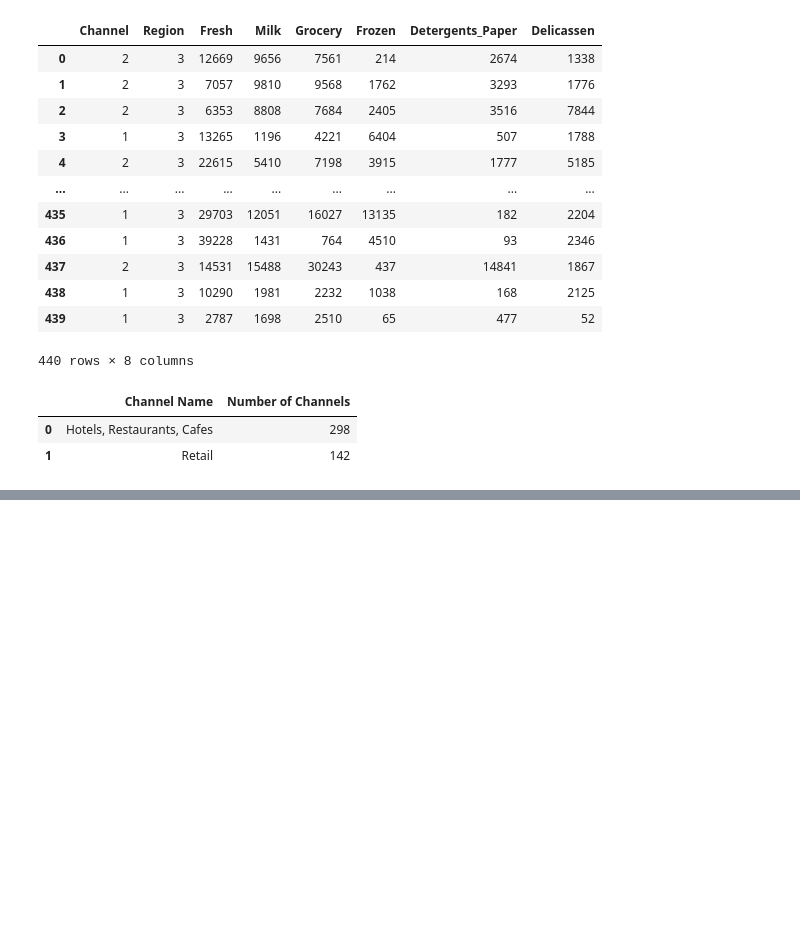
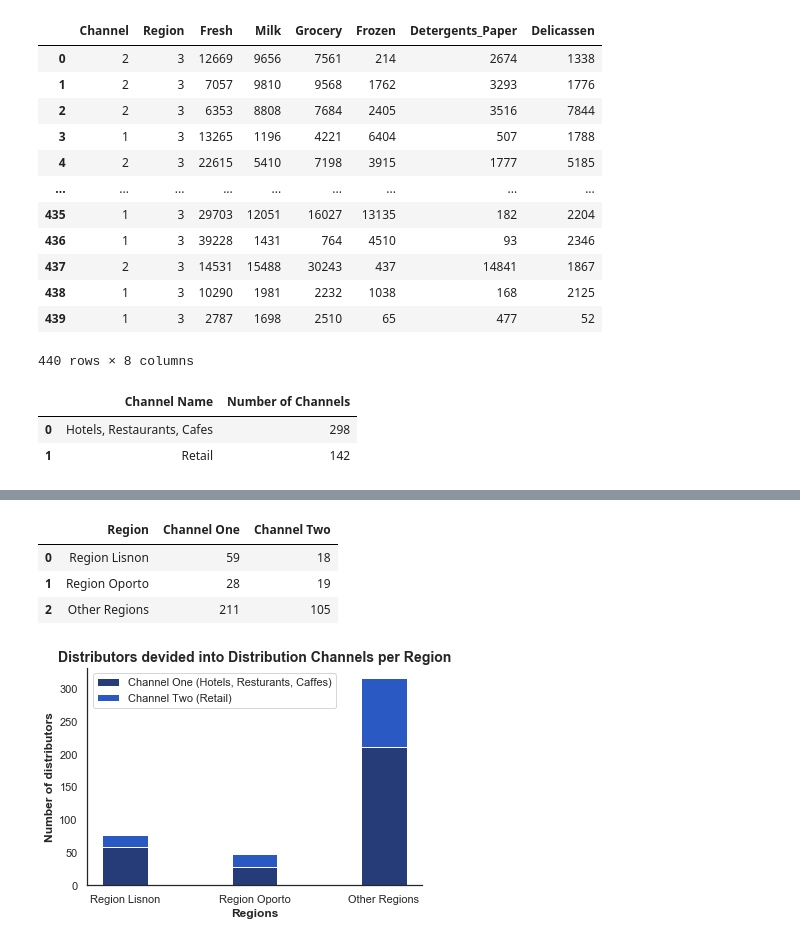
Before and after one commit to WorldWideWest/wholeSale-Analysis, a Jupyter notebook: wholeSale.ipynb, the cells around one changed output, grey strips where cells are left out. Saved outputs shown, nothing was run; the diff lists cells and outputs as text; code cells hidden in the pictures; blank space fills up the shorter version.

```diff
--- a/wholeSale.ipynb
+++ b/wholeSale.ipynb
@@ -55,0 +95,10 @@ plt.show()
+# %%
+rawDistCha = rawData.copy()
+rawDistCha = rawDistCha.drop(['Fresh',
+                              'Milk',
+                              'Grocery',
+                              'Frozen',
+                              'Detergents_Paper',
+                              'Delicassen'],
+                              axis = 1)
+rawDistCha
@@ -55,0 +157,48 @@ plt.show()
+# %%
+regionsChannels = pd.DataFrame(columns = ['Region', 'Channel One', 'Channel Two'],
+                               data = [['Region Lisnon', R1C1[0], R1C2[0]],
+                                       ['Region Oporto', R2C1[0], R2C2[0]],
+                                       ['Other Regions', R3C1[0], R3C2[0]]])
+regionsChannels
+# %% [output]
+|  | Region | Channel One | Channel Two |
+| 0 | Region Lisnon | 59 | 18 |
+| 1 | Region Oporto | 28 | 19 |
+| 2 | Other Regions | 211 | 105 |
+# %%
+sns.set_style('white')
+plt.bar(x = regionsChannels['Region'],
+        height = [regionsChannels.at[0, 'Channel One'],
+                  regionsChannels.at[1, 'Channel One'],
+                  regionsChannels.at[2, 'Channel One']],
+        color = '#253C78',
+        width = 0.35)
+plt.bar(x = regionsChannels['Region'],
+        height = [regionsChannels.at[0, 'Channel Two'],
+                  regionsChannels.at[1, 'Channel Two'],
+                  regionsChannels.at[2, 'Channel Two']],
+        color = '#2B59C3',
+        bottom = [regionsChannels.at[0, 'Channel One'],
+                  regionsChannels.at[1, 'Channel One'],
+                  regionsChannels.at[2, 'Channel One']],
+        width = 0.35)
+
+plt.xlabel('Regions',
+           fontsize = 12,
+           fontweight = 'bold')
+
+plt.ylabel('Number of distributors',
+           fontsize = 12,
+           fontweight = 'bold')
+
+plt.title('Distributors devided into Distribution Channels per Region',
+          fontsize = 14,
+          fontweight = 'bold')
+plt.legend(['Channel One (Hotels, Resturants, Caffes)',
+            'Channel Two (Retail)'],
+           loc = 'upper left')
+sns.despine(top = True,
+            right = True)
+plt.show()
+# %% [output]
+[figure, added]
```
Also changed, not shown: parts of 9 cells of this notebook, 1 other file.
